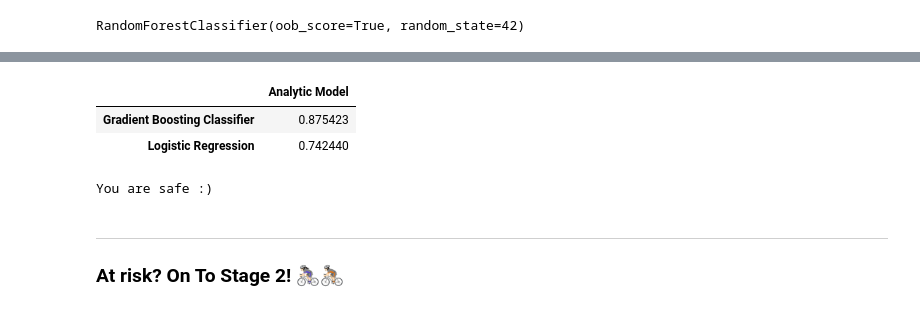
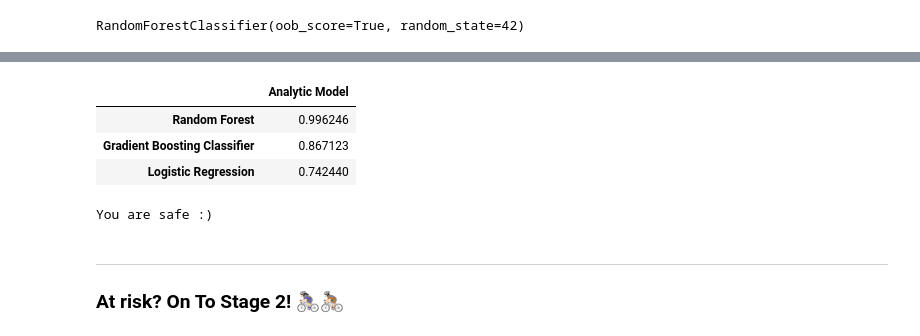
Before and after one commit to xJQx/bc2406-project, a Jupyter notebook: stage1-modelling.ipynb, the cells around one changed output, grey strips where cells are left out. Drawn from its saved outputs; the diff is of its cells as text; code cells hidden in the pictures.

Commit message:
stage 1 random forest done

```diff
--- a/stage1-modelling.ipynb
+++ b/stage1-modelling.ipynb
@@ -1346,0 +1472,8 @@ False Negative Rate:     0.016983268335639703
+# %%
+# some time later...
+from sklearn.model_selection import cross_val_score
+
+# load the model from disk
+loaded_random_forest_m3 = joblib.load('models/stage1_random_forest_m1.sav')
+result = cross_val_score(loaded_random_forest_m3, X_test, y_test.values.ravel(), cv=5, scoring = "accuracy").mean()
+print(result)
@@ -1371,10 +1518,16 @@ We also found that `Stroke` is an `extremely feature` in predicting cardiovascul
 
 Therefore, users can answer questions with respect to the 11 features listed above to gain insight to their cardiovascular health.
 # %%
-pd.DataFrame([gbc_m1.score(X_test, y_test), logreg_m21.score(X_test[rfe_21.get_feature_names_out()], y_test)], columns=["Analytic Model"], index=["Gradient Boosting Classifier","Logistic Regression"])
+gbc_m1 = joblib.load('models/stage1_gbc_m1.sav')
+logreg_m21 = joblib.load('models/stage1_logreg_21.sav')
+rfe_21 = joblib.load('models/stage1_logreg_rfe_21.sav')
+random_forest_m1 = joblib.load('models/stage1_random_forest_m1.sav')
+
+pd.DataFrame([random_forest_m1.score(X_test, y_test), gbc_m1.score(X_test, y_test), logreg_m21.score(X_test[rfe_21.get_feature_names_out()], y_test)], columns=["Analytic Model"], index=["Random Forest", "Gradient Boosting Classifier","Logistic Regression"])
 # %% [output]
 |  | Analytic Model |
-| Gradient Boosting Classifier | 0.875423 |
+| Random Forest | 0.996246 |
+| Gradient Boosting Classifier | 0.867123 |
 | Logistic Regression | 0.742440 |
 # %%
 # Sample
```
Also changed, not shown: parts of 19 cells of this notebook.
